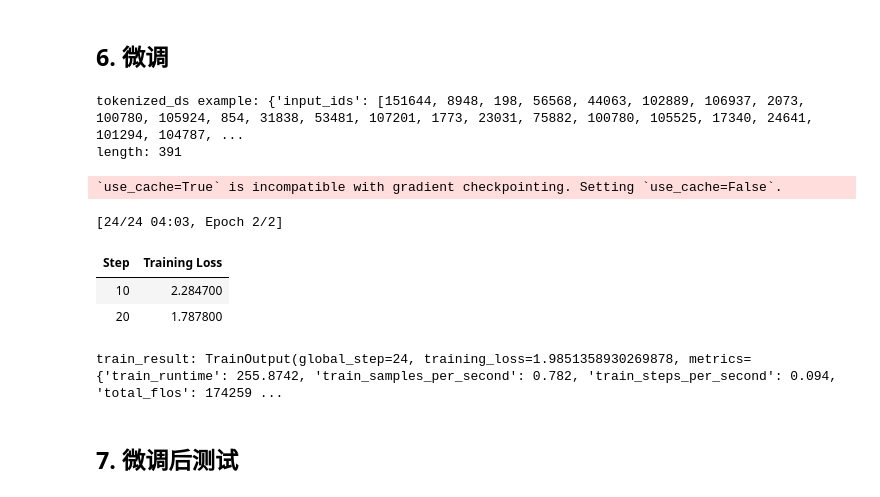
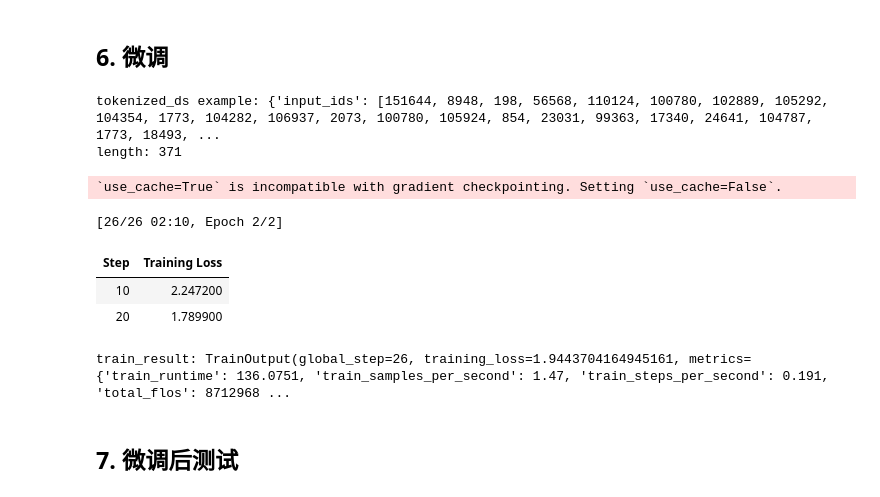
Before and after one commit to chenkx612/Qwen2-Roleplay-SFT, a Jupyter notebook: roleplay.ipynb, the cells around one changed output. Cells and saved outputs as stored; diff of their text form; code cells hidden in the pictures.

```diff
--- a/roleplay.ipynb
+++ b/roleplay.ipynb
@@ -173,9 +181,9 @@ def format_roleplay(example, include_assistant=True):
 
     system_prompt = (
         "你是一名角色扮演聊天机器人。"
-        "依据下方“角色设定”以第一人称回复。"
-        "在回复开头和结尾各加一段括号内的简短描述，用以表明角色的表情或动作。"
-        f"\n角色设定：\n{instr}\n"
+        "在回复开头和结尾各加一段括号内的简短描述，用以描述角色的表情或动作。"
+        "回复的内容、语气、情感、表情、动作应符合下方“角色设定”。"
+        f"\n角色设定：{instr}"
     )
 
     def _build_conversation(include_assistant_flag: bool):
@@ -189,7 +197,8 @@ def format_roleplay(example, include_assistant=True):
 
     full_text = tokenizer.apply_chat_template(
         conversation=_build_conversation(include_assistant),
-        tokenize=False, enable_thinking=False
+        tokenize=False, enable_thinking=False,
+        add_generation_prompt=not include_assistant
     )
 
     # 删除所有 <think>...</think> 块及其后续空白
@@ -328,46 +334,46 @@ tokenized_ds = train_ds.map(
 print('tokenized_ds example:', tokenized_ds[0])
 print('length:', len_tokens(tokenized_ds[0]))
 # %% [output]
-tokenized_ds example: {'input_ids': [151644, 8948, 198, 56568, 44063, 102889, 106937, 2073, 100780, 105924, 854, 31838, 53481, 107201, 1773, 23031, 75882, 100780, 105525, 17340, 24641, 101294, 104787, ...
-length: 391
+tokenized_ds example: {'input_ids': [151644, 8948, 198, 56568, 110124, 100780, 102889, 105292, 104354, 1773, 104282, 106937, 2073, 100780, 105924, 854, 23031, 99363, 17340, 24641, 104787, 1773, 18493, ...
+length: 371
 # %%
-PER_DEVICE_BATCH_SIZE = 4
-GRADIENT_ACCUMULATION_STEPS = 2
+PER_DEVICE_BATCH_SIZE = 6
+GRADIENT_ACCUMULATION_STEPS = 1
 NUM_EPOCHS = 2
 LEARNING_RATE = 2e-4
 
 training_args = TrainingArguments(
     output_dir='./checkpoints',
     per_device_train_batch_size=PER_DEVICE_BATCH_SIZE,
     gradient_accumulation_steps=GRADIENT_ACCUMULATION_STEPS,
     num_train_epochs=NUM_EPOCHS,
     learning_rate=LEARNING_RATE,
     fp16=torch.cuda.is_available(),
     logging_steps=10,
     save_total_limit=2,
     save_strategy='epoch',
     remove_unused_columns=False,
     report_to="none"  # 关闭wandb日志
 )
 
 trainer = Trainer(
     model=model,
     args=training_args,
     train_dataset=tokenized_ds,
     data_collator=default_data_collator,
     tokenizer=tokenizer,
 )
 
 # 开始训练
 train_result = trainer.train()
 print('train_result:', train_result)
 # %% [output]
 `use_cache=True` is incompatible with gradient checkpointing. Setting `use_cache=False`.
-[24/24 04:03, Epoch 2/2]
+[26/26 02:10, Epoch 2/2]
 | Step | Training Loss |
-| 10 | 2.284700 |
-| 20 | 1.787800 |
+| 10 | 2.247200 |
+| 20 | 1.789900 |
-train_result: TrainOutput(global_step=24, training_loss=1.9851358930269878, metrics={'train_runtime': 255.8742, 'train_samples_per_second': 0.782, 'train_steps_per_second': 0.094, 'total_flos': 174259 ...
+train_result: TrainOutput(global_step=26, training_loss=1.9443704164945161, metrics={'train_runtime': 136.0751, 'train_samples_per_second': 1.47, 'train_steps_per_second': 0.191, 'total_flos': 8712968 ...
 # %% [markdown]
 ## 7. 微调后测试
 # %%
```
Also changed, not shown: parts of 7 cells of this notebook.
